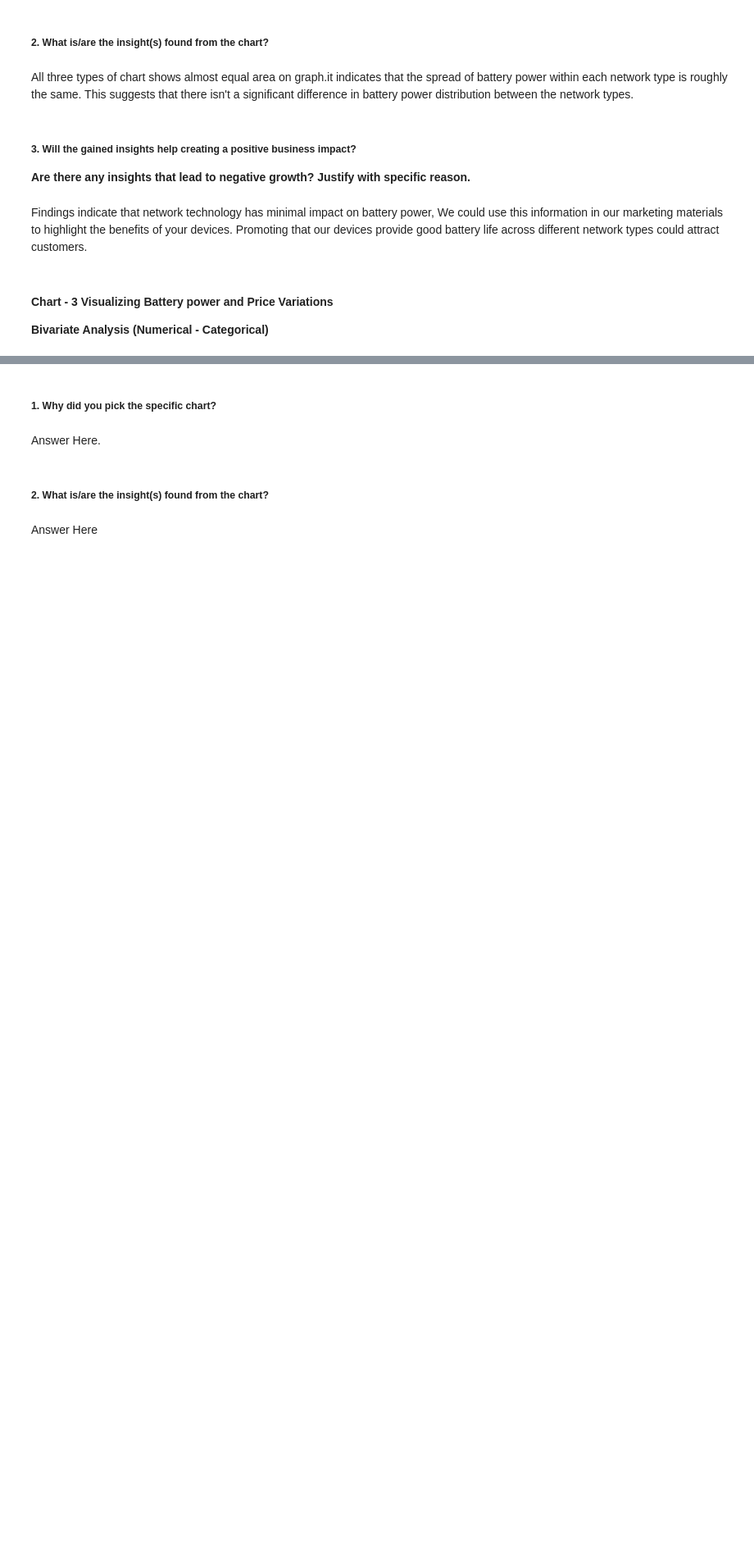
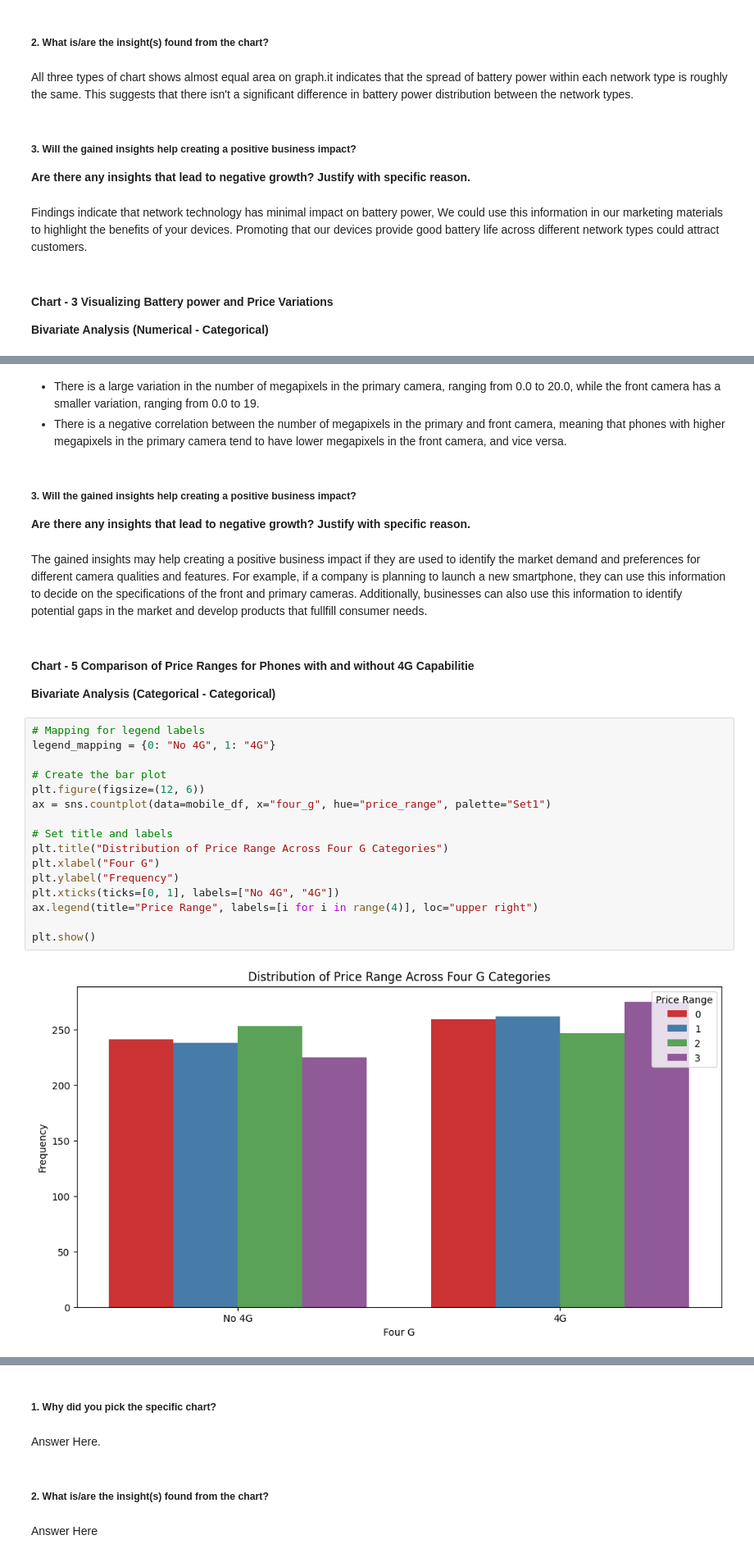
Before and after one commit to kapilkukreja469/Mobile_price_range_prediction, a Jupyter notebook: Mobile_price_range_prediction_by_kapil_kukreja.ipynb, the cells around one changed output, grey strips where cells are left out. Shown: that part at 82% size. Drawn from its saved outputs; the diff is of its cells as text; blank space fills up the shorter version.

```diff
--- a/Mobile_price_range_prediction_by_kapil_kukreja.ipynb
+++ b/Mobile_price_range_prediction_by_kapil_kukreja.ipynb
@@ -490,0 +544,29 @@ sns.boxplot(x="price_range", y="battery_power", data=mobile_df)
+# %% [markdown]
+* There is a large variation in the number of megapixels in the primary camera, ranging from 0.0 to 20.0, while the front camera has a smaller variation, ranging from 0.0 to 19.
+* There is a negative correlation between the number of megapixels in the primary and front camera, meaning that phones with higher megapixels in the primary camera tend to have lower megapixels in the front camera, and vice versa.
+# %% [markdown]
+##### **3. Will the gained insights help creating a positive business impact?**
+**Are there any insights that lead to negative growth? Justify with specific reason.**
+# %% [markdown]
+The gained insights may help creating a positive business impact if they are used to identify the market demand and preferences for different camera qualities and features. For example, if a company is planning to launch a new smartphone, they can use this information to decide on the specifications of the front and primary cameras. Additionally, businesses can also use this information to identify potential gaps in the market and develop products that fullfill consumer needs.
+# %% [markdown]
+#### **Chart - 5 Comparison of Price Ranges for Phones with and without 4G Capabilitie**
+**Bivariate Analysis (Categorical - Categorical)**
+# %%
+# Mapping for legend labels
+legend_mapping = {0: "No 4G", 1: "4G"}
+
+# Create the bar plot
+plt.figure(figsize=(12, 6))
+ax = sns.countplot(data=mobile_df, x="four_g", hue="price_range", palette="Set1")
+
+# Set title and labels
+plt.title("Distribution of Price Range Across Four G Categories")
+plt.xlabel("Four G")
+plt.ylabel("Frequency")
+plt.xticks(ticks=[0, 1], labels=["No 4G", "4G"])
+ax.legend(title="Price Range", labels=[i for i in range(4)], loc="upper right")
+
+plt.show()
+# %% [output]
+[figure, added]
```
Also changed, not shown: parts of 91 cells of this notebook.
